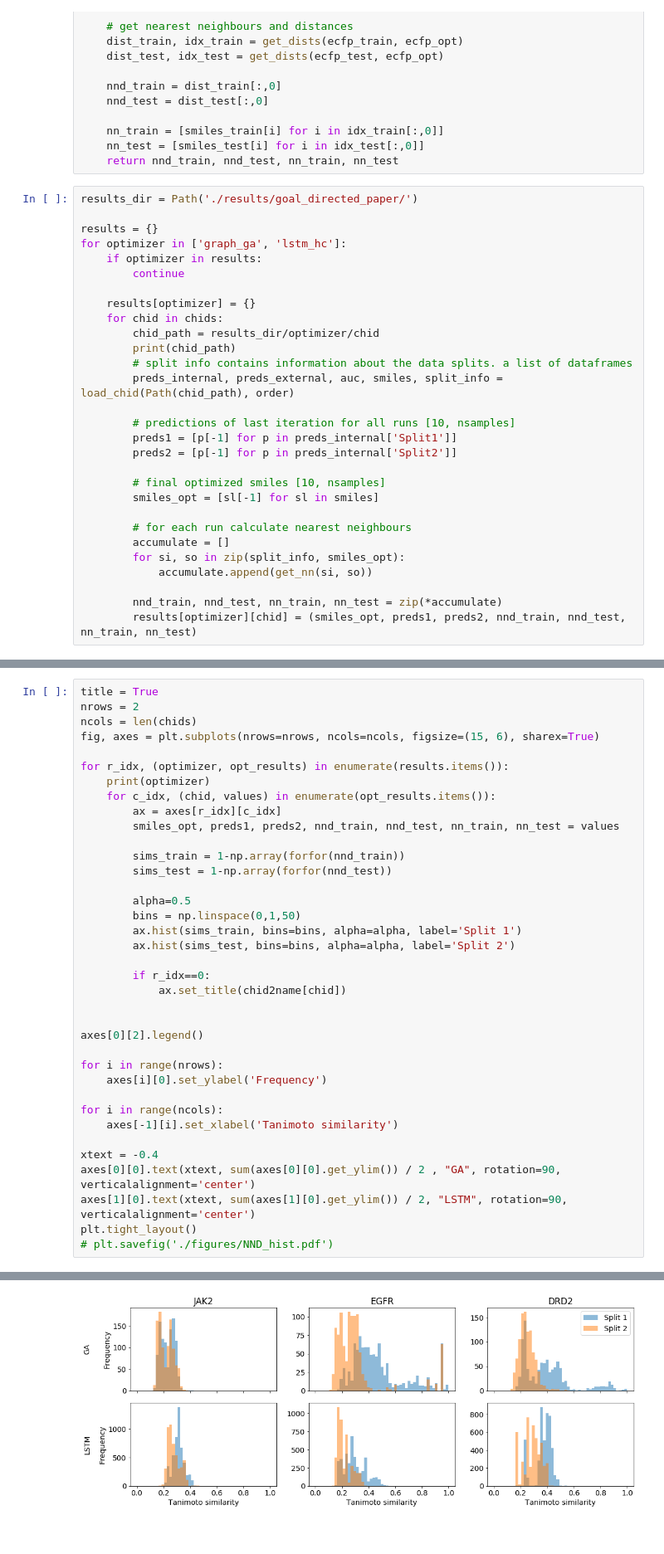
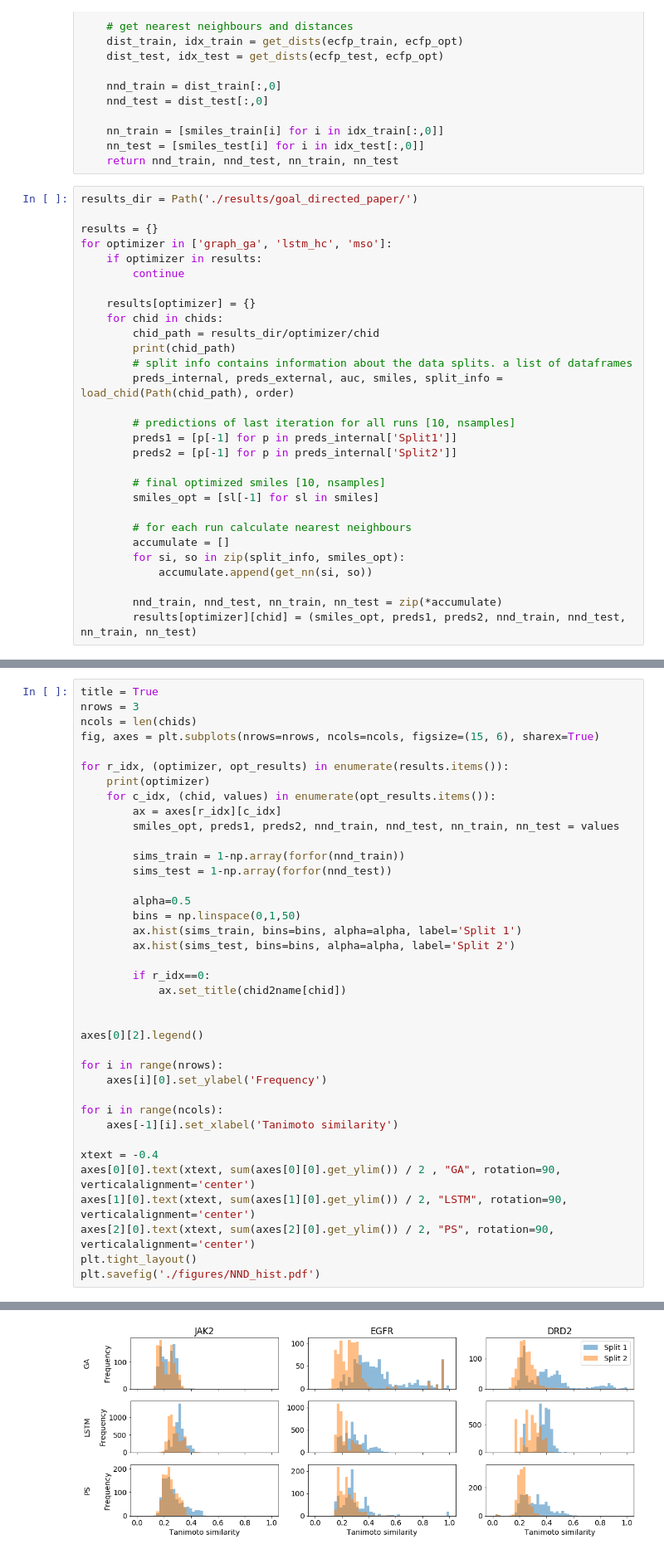
Before and after one commit to ml-jku/mgenerators-failure-modes, a Jupyter notebook: nearest_neighbours.ipynb, the cells around one changed output, grey strips where cells are left out. Shown at 83% size. Drawn from its saved outputs; the diff is of its cells as text.

Commit message:
included changes for additional optimizer and plots

```diff
--- a/nearest_neighbours.ipynb
+++ b/nearest_neighbours.ipynb
@@ -85,7 +84,7 @@ def get_nn(si, so):
 results_dir = Path('./results/goal_directed_paper/')
 
 results = {}
-for optimizer in ['graph_ga', 'lstm_hc']:
+for optimizer in ['graph_ga', 'lstm_hc', 'mso']:
     if optimizer in results:
         continue
 
@@ -120,6 +122,6 @@ results/goal_directed_paper/lstm_hc/CHEMBL1909140
 # %%
 title = True
-nrows = 2
+nrows = 3
 ncols = len(chids)
 fig, axes = plt.subplots(nrows=nrows, ncols=ncols, figsize=(15, 6), sharex=True)
 
@@ -152,8 +154,9 @@ for i in range(ncols):
 xtext = -0.4
 axes[0][0].text(xtext, sum(axes[0][0].get_ylim()) / 2 , "GA", rotation=90, verticalalignment='center')
 axes[1][0].text(xtext, sum(axes[1][0].get_ylim()) / 2, "LSTM", rotation=90, verticalalignment='center')
+axes[2][0].text(xtext, sum(axes[2][0].get_ylim()) / 2, "PS", rotation=90, verticalalignment='center')
 plt.tight_layout()
-# plt.savefig('./figures/NND_hist.pdf')
+plt.savefig('./figures/NND_hist.pdf')
 # %% [output]
 graph_ga
 lstm_hc
@@ -160,4 +164,4 @@ lstm_hc
-[figure, old version]
+[figure, new version]
 # %%
 xlabel = None
 title = True
```
Also changed, not shown: parts of 4 cells of this notebook, 10 other files.
